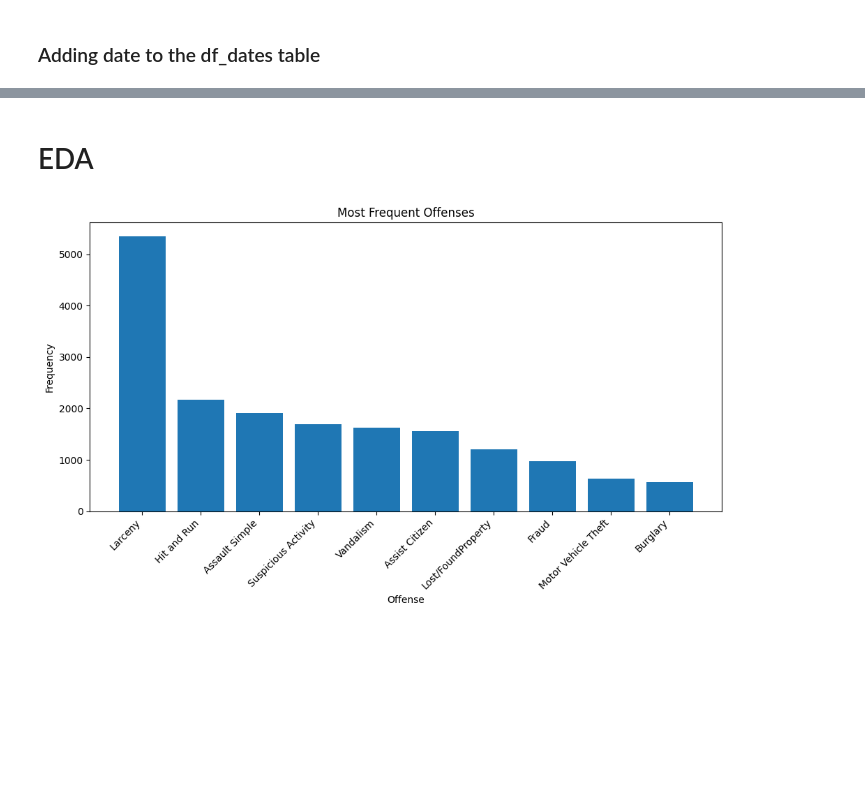
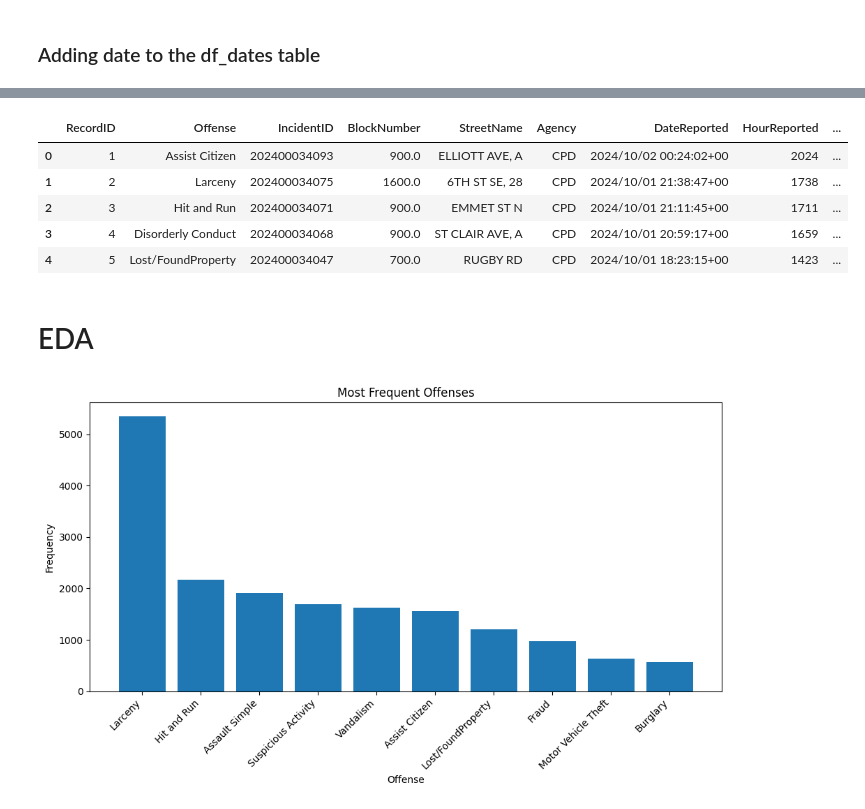
Before and after one commit to kelseymatsik/ds4002_project2, a Jupyter notebook: Project2EDA.ipynb, the cells around one changed output, grey strips where cells are left out. Drawn from its saved outputs; the diff is of its cells as text; code cells hidden in the pictures; blank space fills up the shorter version.

```diff
--- a/Project2EDA.ipynb
+++ b/Project2EDA.ipynb
@@ -3,6 +7,6 @@
 # %%
 import pandas as pd
-crime = pd.read_csv('/content/Crime_Data.csv')
+crime = pd.read_csv('/content/ds4002_project2/Crime_Data.csv')
 crime.describe()
 # %% [output]
 |  | RecordID | IncidentID | BlockNumber | HourReported |
@@ -290,3 +326,14 @@ df_dates
+# %%
+crime["InSession"] = crime['DateReported'].apply(inSession)
+
+crime.head()
+# %% [output]
+|  | RecordID | Offense | IncidentID | BlockNumber | StreetName | Agency | DateReported | HourReported | ... |
+| 0 | 1 | Assist Citizen | 202400034093 | 900.0 | ELLIOTT AVE, A | CPD | 2024/10/02 00:24:02+00 | 2024 | ... |
+| 1 | 2 | Larceny | 202400034075 | 1600.0 | 6TH ST SE, 28 | CPD | 2024/10/01 21:38:47+00 | 1738 | ... |
+| 2 | 3 | Hit and Run | 202400034071 | 900.0 | EMMET ST N | CPD | 2024/10/01 21:11:45+00 | 1711 | ... |
+| 3 | 4 | Disorderly Conduct | 202400034068 | 900.0 | ST CLAIR AVE, A | CPD | 2024/10/01 20:59:17+00 | 1659 | ... |
+| 4 | 5 | Lost/FoundProperty | 202400034047 | 700.0 | RUGBY RD | CPD | 2024/10/01 18:23:15+00 | 1423 | ... |
 # %% [markdown]
 # EDA
 # %%
```
Also changed, not shown: parts of 5 cells of this notebook.
